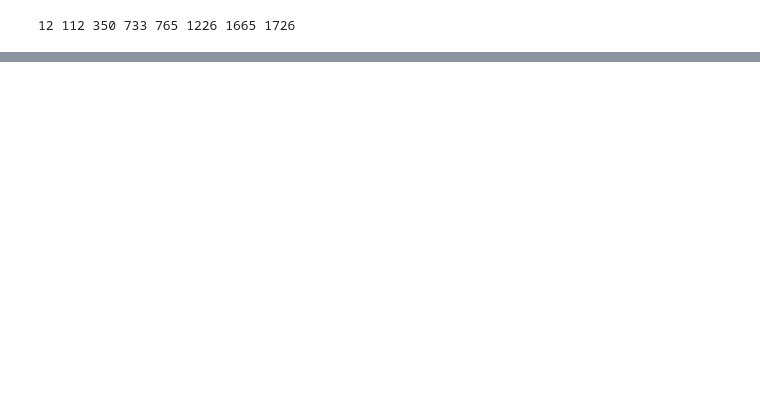
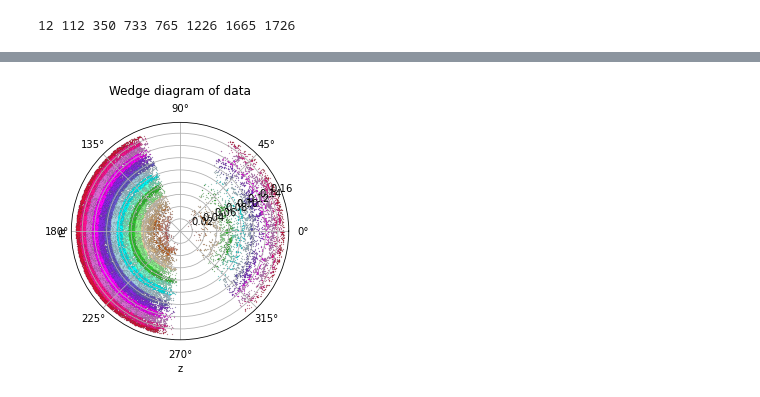
Before and after one commit to Dotoria/GU2_TP, a Jupyter notebook: TP_JSH/Test2_binning.ipynb, the cells around one changed output, grey strips where cells are left out. Cells and saved outputs as stored; diff of their text form; code cells hidden in the pictures; blank space fills up the shorter version.

```diff
--- a/TP_JSH/Test2_binning.ipynb
+++ b/TP_JSH/Test2_binning.ipynb
@@ -335,0 +388,24 @@ plt.show()
+# %%
+coloring = ['indianred', 'darksalmon', 'chocolate', 'burlywood', 'wheat', 'palegreen',
+            'limegreen', 'aquamarine', 'aqua', 'lightblue', 'slateblue', 'blueviolet',
+            'magenta', 'orchid', 'deeppink', 'crimson']
+
+fig = plt.figure()
+ax = fig.add_subplot(projection='polar')
+c = ax.scatter(ra * np.pi / 180, z, marker='.', color='black', s=0.1, alpha=0.75)
+n = 0
+for i in binned_final:
+    ax.scatter(ra[globals()['z{}_bin_final'.format(int(i * 100))]] * np.pi / 180, z[globals()['z{}_bin_final'.format(int(i * 100))]],
+               marker='.', color=coloring[n], s=0.1, alpha=0.75, label=f'z = {i}')
+    n += 1
+
+# ax.set_rmin(0.00)
+# ax.set_rmax(0.10)
+
+ax.set_xlabel("z")
+ax.set_ylabel("ra")
+ax.set_title("Wedge diagram of data", va='bottom')
+# plt.legend()
+plt.show()
+# %% [output]
+[figure, added]
```
Also changed, not shown: parts of 19 cells of this notebook, 1 other file.
